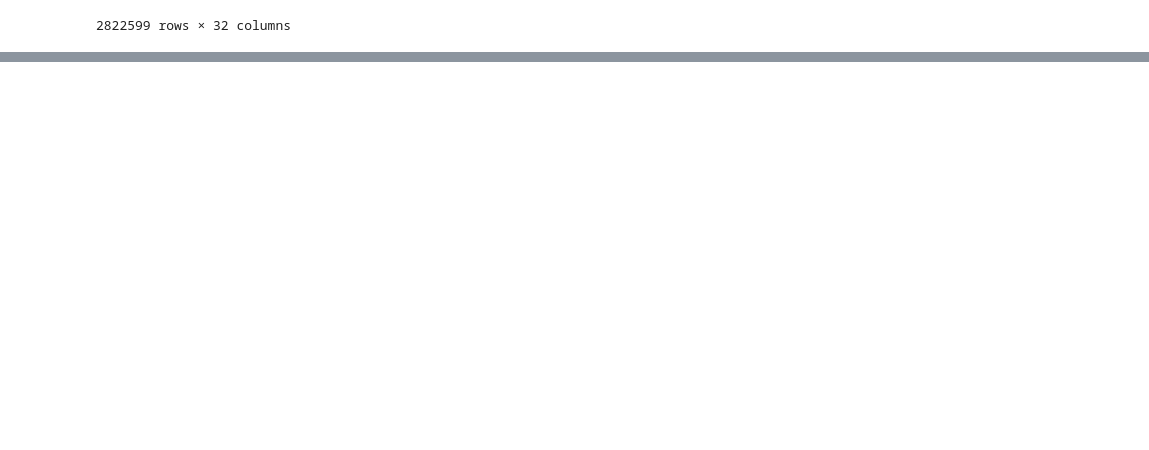
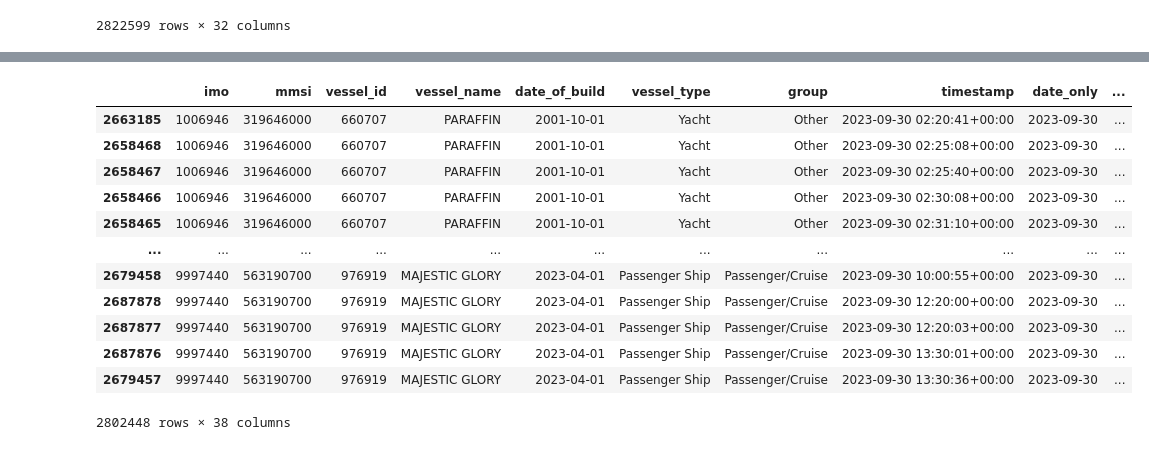
Before and after one commit to YuanXun9834/Hackathon, a Jupyter notebook: Hackathon Code.ipynb, the cells around one changed output, grey strips where cells are left out. Drawn from its saved outputs; the diff is of its cells as text; code cells hidden in the pictures; blank space fills up the shorter version.

```diff
--- a/Hackathon Code.ipynb
+++ b/Hackathon Code.ipynb
@@ -90,0 +91,26 @@ ship_movements
+# %%
+#step 2:
+def log_events(ship_movements):
+    ship_movements['timestamp'] = pd.to_datetime(ship_movements['timestamp'])
+    ship_movements.sort_values(by=['imo', 'timestamp'], inplace=True)
+    ship_movements['time_diff'] = ship_movements.groupby('imo')['timestamp'].diff()
+    events = ship_movements[ship_movements['time_diff'].dt.total_seconds() <= 10000]
+    return events
+
+
+ship_movements = log_events(ship_movements)
+ship_movements
+# %% [output]
+|  | imo | mmsi | vessel_id | vessel_name | date_of_build | vessel_type | group | timestamp | date_only | ... |
+| 2663185 | 1006946 | 319646000 | 660707 | PARAFFIN | 2001-10-01 | Yacht | Other | 2023-09-30 02:20:41+00:00 | 2023-09-30 | ... |
+| 2658468 | 1006946 | 319646000 | 660707 | PARAFFIN | 2001-10-01 | Yacht | Other | 2023-09-30 02:25:08+00:00 | 2023-09-30 | ... |
+| 2658467 | 1006946 | 319646000 | 660707 | PARAFFIN | 2001-10-01 | Yacht | Other | 2023-09-30 02:25:40+00:00 | 2023-09-30 | ... |
+| 2658466 | 1006946 | 319646000 | 660707 | PARAFFIN | 2001-10-01 | Yacht | Other | 2023-09-30 02:30:08+00:00 | 2023-09-30 | ... |
+| 2658465 | 1006946 | 319646000 | 660707 | PARAFFIN | 2001-10-01 | Yacht | Other | 2023-09-30 02:31:10+00:00 | 2023-09-30 | ... |
+| ... | ... | ... | ... | ... | ... | ... | ... | ... | ... | ... |
+| 2679458 | 9997440 | 563190700 | 976919 | MAJESTIC GLORY | 2023-04-01 | Passenger Ship | Passenger/Cruise | 2023-09-30 10:00:55+00:00 | 2023-09-30 | ... |
+| 2687878 | 9997440 | 563190700 | 976919 | MAJESTIC GLORY | 2023-04-01 | Passenger Ship | Passenger/Cruise | 2023-09-30 12:20:00+00:00 | 2023-09-30 | ... |
+| 2687877 | 9997440 | 563190700 | 976919 | MAJESTIC GLORY | 2023-04-01 | Passenger Ship | Passenger/Cruise | 2023-09-30 12:20:03+00:00 | 2023-09-30 | ... |
+| 2687876 | 9997440 | 563190700 | 976919 | MAJESTIC GLORY | 2023-04-01 | Passenger Ship | Passenger/Cruise | 2023-09-30 13:30:01+00:00 | 2023-09-30 | ... |
+| 2679457 | 9997440 | 563190700 | 976919 | MAJESTIC GLORY | 2023-04-01 | Passenger Ship | Passenger/Cruise | 2023-09-30 13:30:36+00:00 | 2023-09-30 | ... |
+2802448 rows × 38 columns
```
Also changed, not shown: parts of 15 cells of this notebook.
